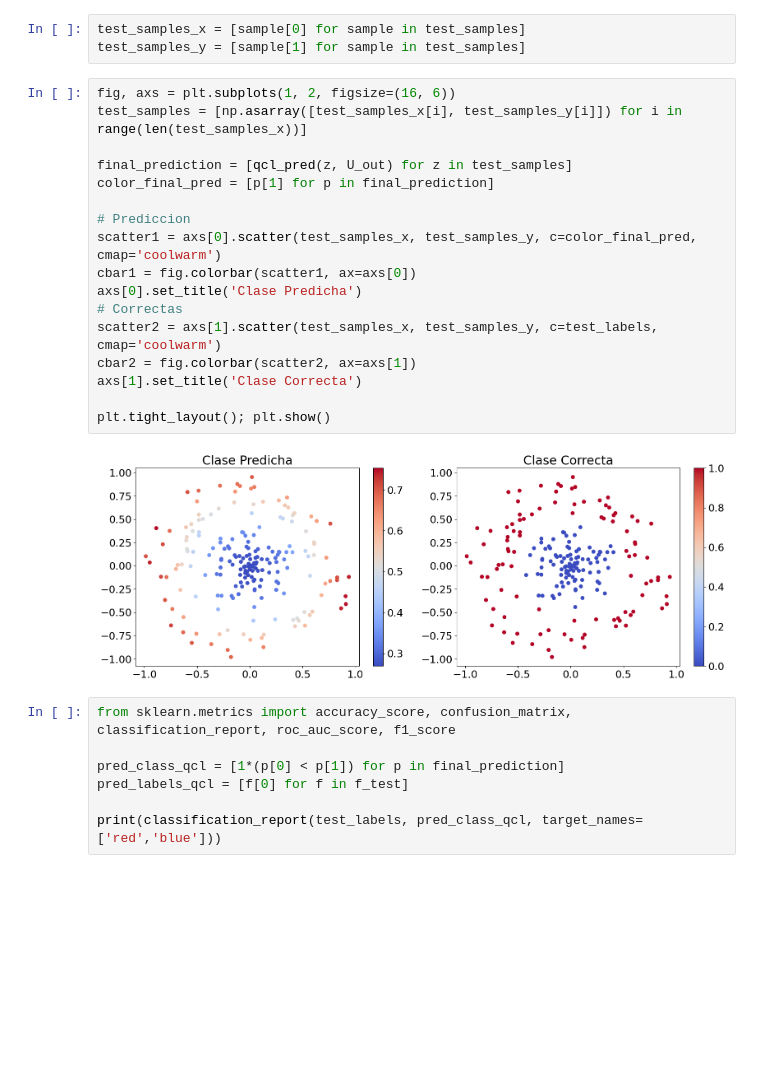
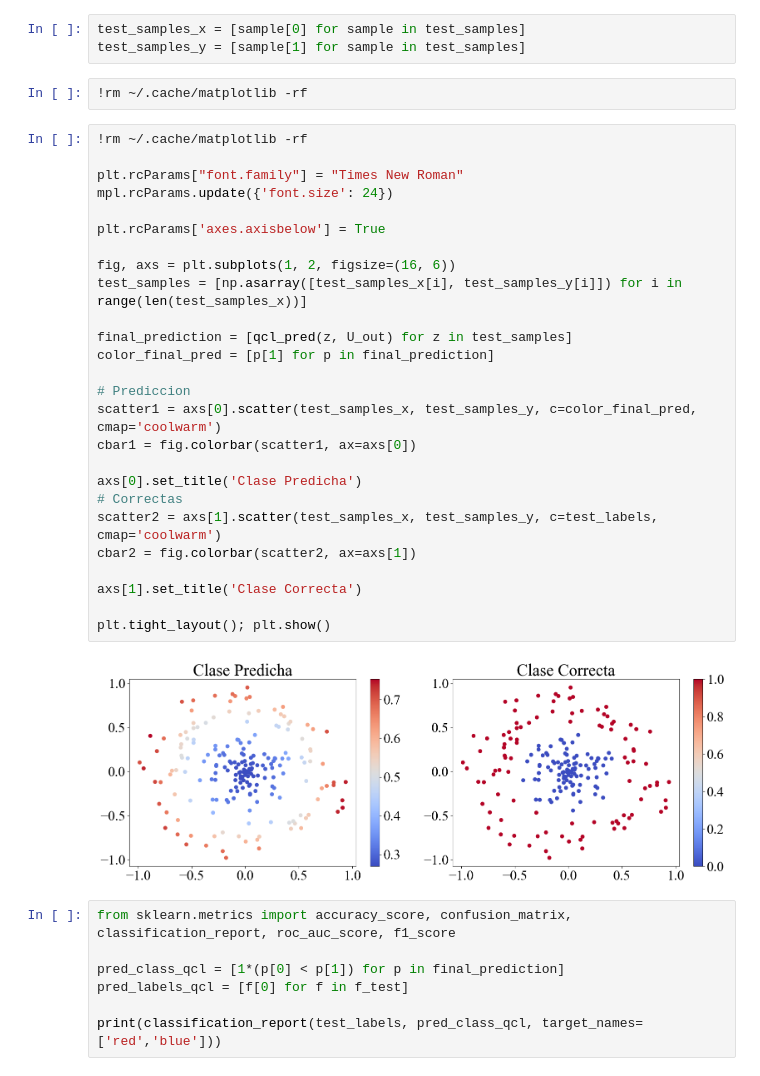
Before and after one commit to sofips/qcl, a Jupyter notebook: qcl_classification_es.ipynb, the cells around one changed output. Drawn from its saved outputs; the diff is of its cells as text; blank space fills up the shorter version.

```diff
--- a/qcl_classification_es.ipynb
+++ b/qcl_classification_es.ipynb
@@ -324,25 +346,36 @@ Aplicamos el modelo optimizado a las muestras de testeo. Se puede ver que logra
 # %%
 test_samples_x = [sample[0] for sample in test_samples]
 test_samples_y = [sample[1] for sample in test_samples]
+# %%
+!rm ~/.cache/matplotlib -rf
 # %%
+!rm ~/.cache/matplotlib -rf
+
+plt.rcParams["font.family"] = "Times New Roman"
+mpl.rcParams.update({'font.size': 24})
+
+plt.rcParams['axes.axisbelow'] = True
+
 fig, axs = plt.subplots(1, 2, figsize=(16, 6))
 test_samples = [np.asarray([test_samples_x[i], test_samples_y[i]]) for i in range(len(test_samples_x))]
 
 final_prediction = [qcl_pred(z, U_out) for z in test_samples]
 color_final_pred = [p[1] for p in final_prediction]
 
 # Prediccion
 scatter1 = axs[0].scatter(test_samples_x, test_samples_y, c=color_final_pred, cmap='coolwarm')
 cbar1 = fig.colorbar(scatter1, ax=axs[0])
+
 axs[0].set_title('Clase Predicha')
 # Correctas
 scatter2 = axs[1].scatter(test_samples_x, test_samples_y, c=test_labels, cmap='coolwarm')
 cbar2 = fig.colorbar(scatter2, ax=axs[1])
+
 axs[1].set_title('Clase Correcta')
 
 plt.tight_layout(); plt.show()
 # %% [output]
-[figure, old version]
+[figure, new version]
 # %%
 from sklearn.metrics import accuracy_score, confusion_matrix, classification_report, roc_auc_score, f1_score
 
```
Also changed, not shown: parts of 10 cells of this notebook, 3 other files.
